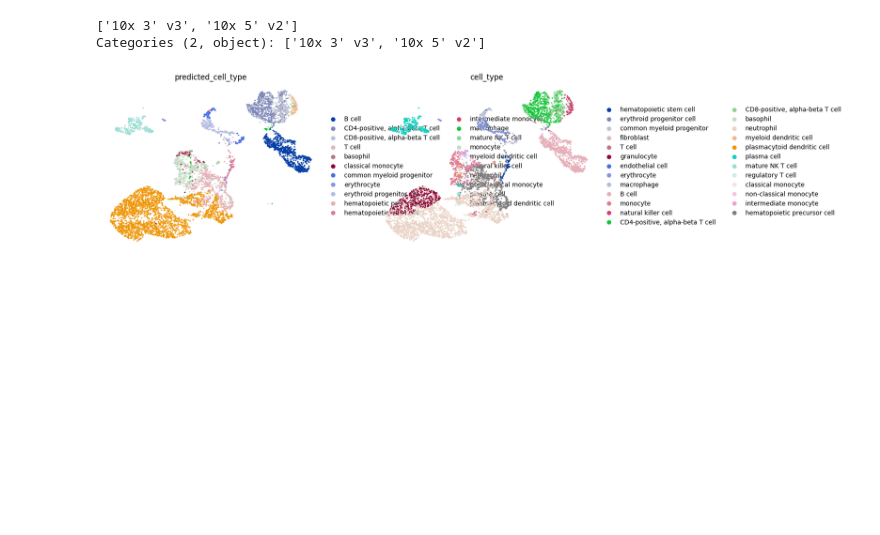
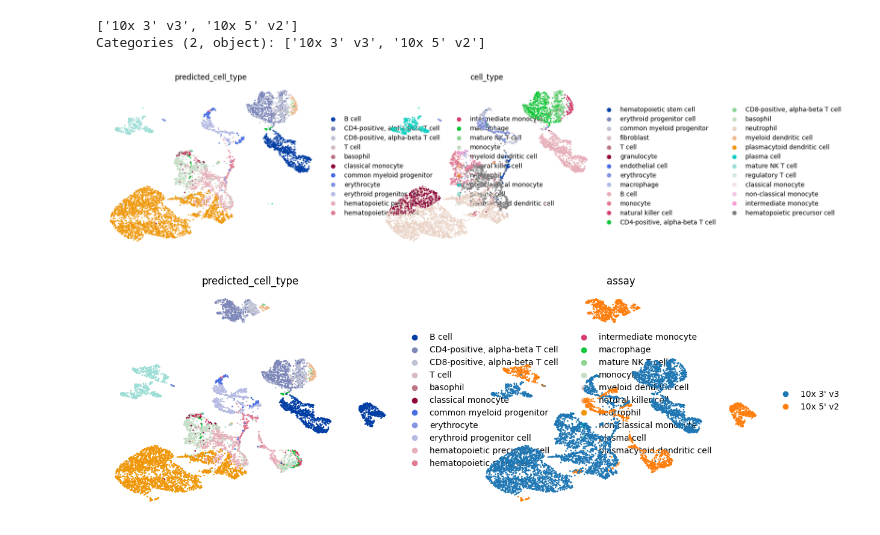
Before and after one commit to czi-ai/transcriptformer, a Jupyter notebook: notebooks/celltype-classification.ipynb, the cells around one changed output. Cells and saved outputs as stored; diff of their text form; code cells hidden in the pictures; blank space fills up the shorter version.

```diff
--- a/notebooks/celltype-classification.ipynb
+++ b/notebooks/celltype-classification.ipynb
@@ -116,3 +116,7 @@ Categories (2, object): ['10x 3' v3', '10x 5' v2']
 sc.pl.umap(adata_map[adata_map.obs["assay"] == "10x 3' v3"], color=['predicted_cell_type', "cell_type"], ncols=2, frameon=False)
 # %% [output]
 [figure]
+# %%
+sc.pl.umap(adata_map, color=['predicted_cell_type', "assay"], ncols=2, frameon=False)
+# %% [output]
+[figure, added]
```
